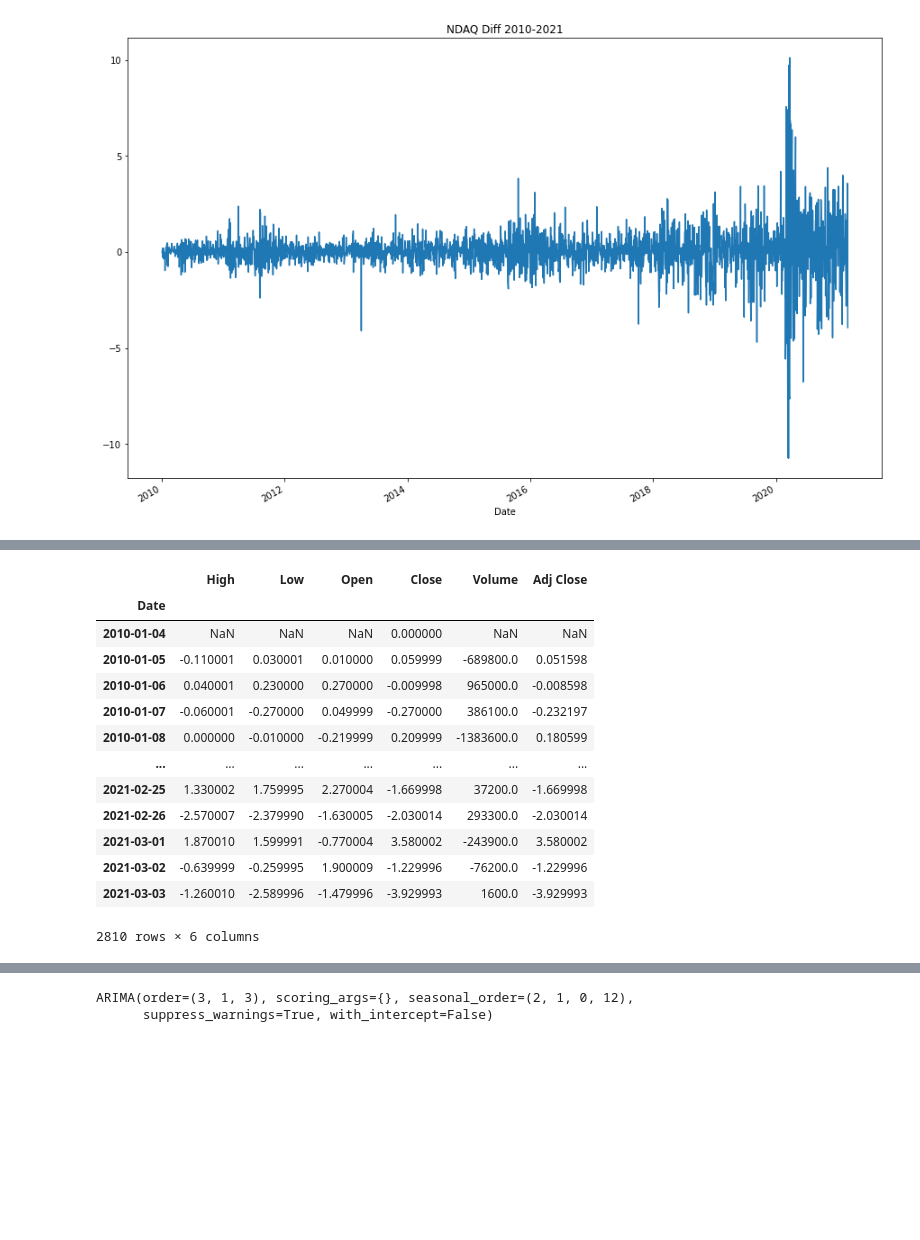
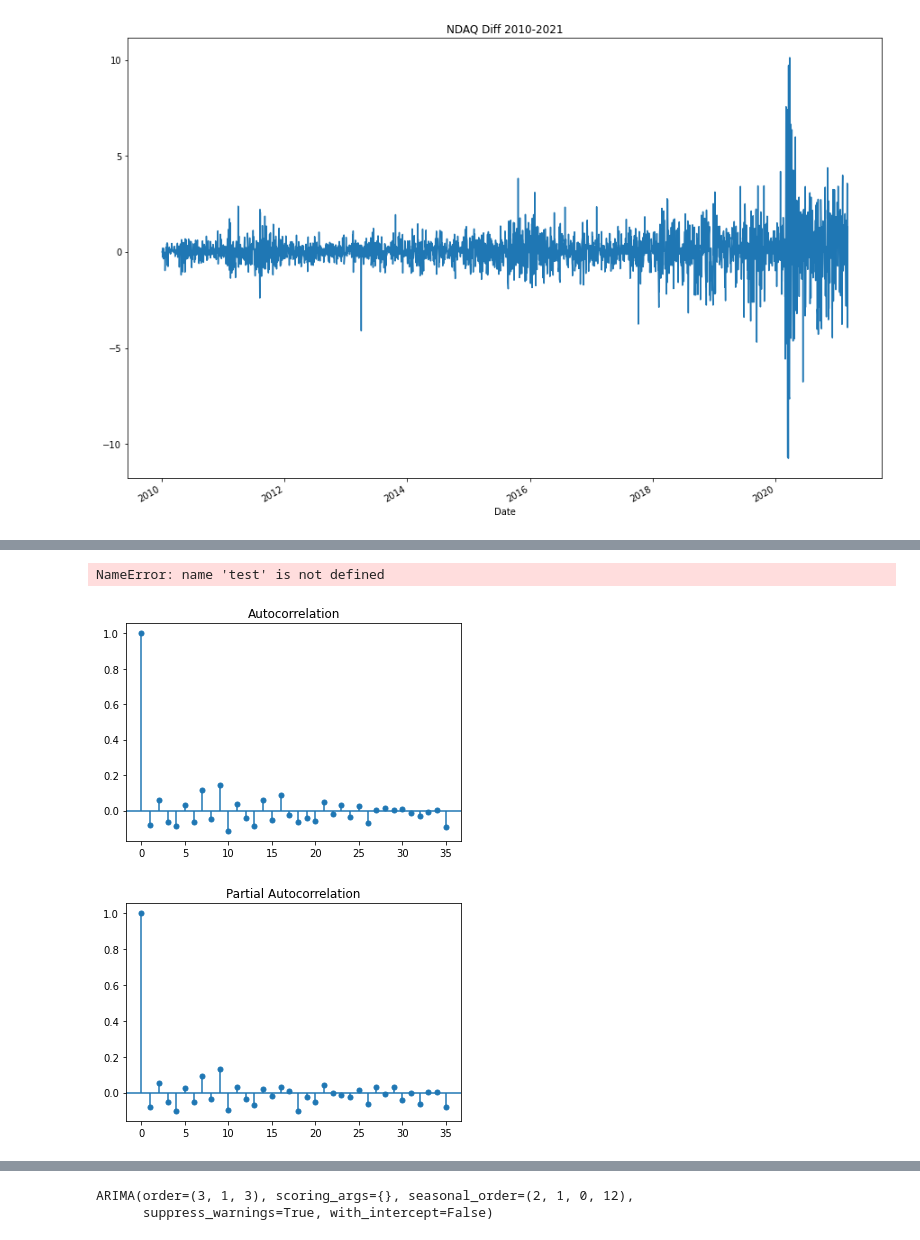
Before and after one commit to cian-moynagh/Group-40-Sweng, a Jupyter notebook: Time Series Analysis.ipynb, the cells around one changed output, grey strips where cells are left out. Cells and saved outputs as stored; diff of their text form; code cells hidden in the pictures; blank space fills up the shorter version.

```diff
--- a/Time Series Analysis.ipynb
+++ b/Time Series Analysis.ipynb
@@ -53,18 +69,13 @@ adf_test.should_diff(ts.Close)
-# %%
-ts_diff
-# %% [output]
-|  | High | Low | Open | Close | Volume | Adj Close |
-| Date |  |  |  |  |  |  |
-| 2010-01-04 | NaN | NaN | NaN | 0.000000 | NaN | NaN |
-| 2010-01-05 | -0.110001 | 0.030001 | 0.010000 | 0.059999 | -689800.0 | 0.051598 |
-| 2010-01-06 | 0.040001 | 0.230000 | 0.270000 | -0.009998 | 965000.0 | -0.008598 |
-| 2010-01-07 | -0.060001 | -0.270000 | 0.049999 | -0.270000 | 386100.0 | -0.232197 |
-| 2010-01-08 | 0.000000 | -0.010000 | -0.219999 | 0.209999 | -1383600.0 | 0.180599 |
-| ... | ... | ... | ... | ... | ... | ... |
-| 2021-02-25 | 1.330002 | 1.759995 | 2.270004 | -1.669998 | 37200.0 | -1.669998 |
-| 2021-02-26 | -2.570007 | -2.379990 | -1.630005 | -2.030014 | 293300.0 | -2.030014 |
-| 2021-03-01 | 1.870010 | 1.599991 | -0.770004 | 3.580002 | -243900.0 | 3.580002 |
-| 2021-03-02 | -0.639999 | -0.259995 | 1.900009 | -1.229996 | -76200.0 | -1.229996 |
-| 2021-03-03 | -1.260010 | -2.589996 | -1.479996 | -3.929993 | 1600.0 | -3.929993 |
-2810 rows × 6 columns
+# %%
+print (test)
+# %% [output]
+NameError: name 'test' is not defined
+# %%
+pm.plot_acf(ts_diff.Close)
+# %% [output]
+[figure, added]
+# %%
+pm.plot_pacf(ts_diff.Close)
+# %% [output]
+[figure, added]
 # %%
```
Also changed, not shown: parts of 13 cells of this notebook.
